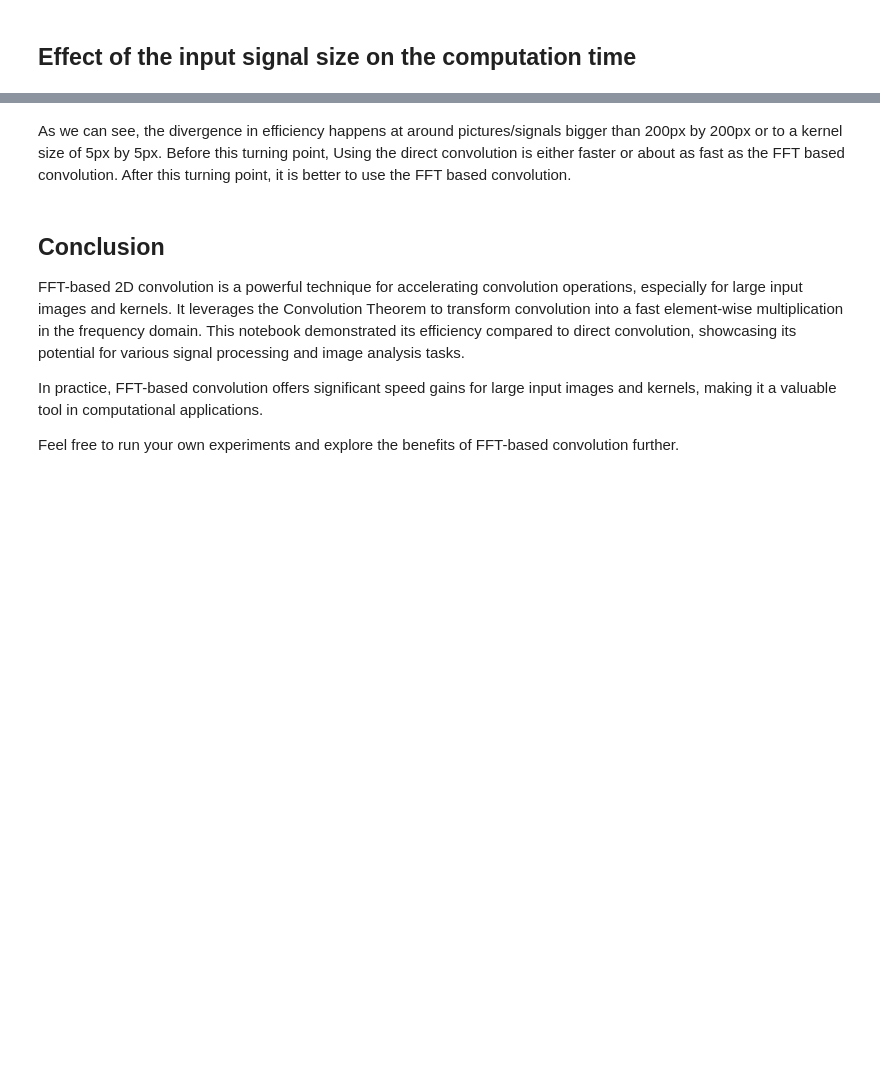
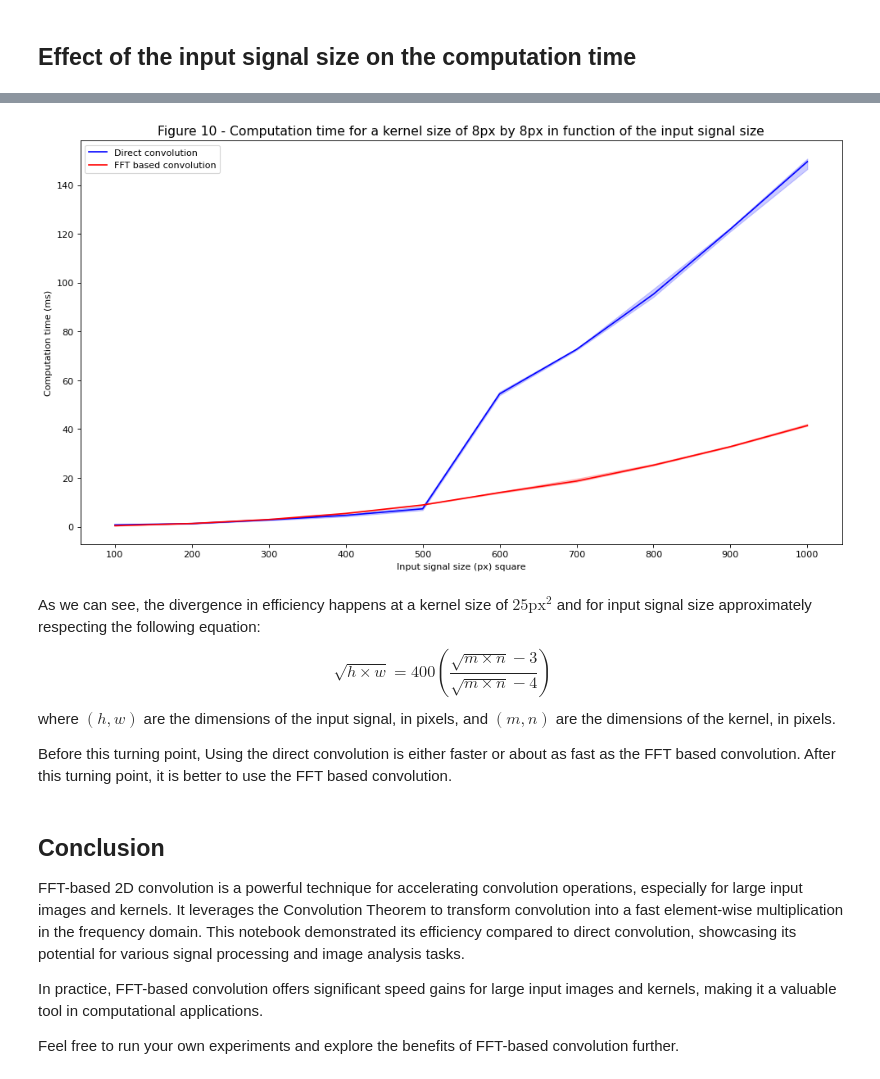
Before and after one commit to RECHE23/Accelerating-a-discrete-2d-convolution-using-FFT, a Jupyter notebook: Accelerating a discrete 2d convolution using FFT.ipynb, the cells around one changed output, grey strips where cells are left out. Cells and saved outputs as stored; diff of their text form; code cells hidden in the pictures; blank space fills up the shorter version.

```diff
--- a/Accelerating a discrete 2d convolution using FFT.ipynb
+++ b/Accelerating a discrete 2d convolution using FFT.ipynb
@@ -172,5 +172,15 @@ plot_computation_time_by_input_size(input_range, direct_2d_convolution, fft_base
+# %%
+kernel_dim = 8
+input_range = 100, 1000, 100 # (Min input size, Max input size, step)
+plot_computation_time_by_input_size(input_range, direct_2d_convolution, fft_based_2d_convolution, number=7, repeat=5, kernel_size=(kernel_dim, kernel_dim))
+# %% [output]
+[figure, added]
 # %% [markdown]
-As we can see, the divergence in efficiency happens at around pictures/signals bigger than 200px by 200px or to a kernel size of 5px by 5px. Before this turning point, Using the direct convolution is either faster or about as fast as the FFT based convolution. After this turning point, it is better to use the FFT based convolution.
+As we can see, the divergence in efficiency happens at a kernel size of $25\mathrm{px}^2$ and for input signal size approximately respecting the following equation:
+$$\sqrt{h \times w} = 400 \left(\frac{\sqrt{m \times n} - 3}{\sqrt{m \times n} - 4}\right)$$
+where $(h, w)$ are the dimensions of the input signal, in pixels, and $(m, n)$ are the dimensions of the kernel, in pixels.
+
+Before this turning point, Using the direct convolution is either faster or about as fast as the FFT based convolution. After this turning point, it is better to use the FFT based convolution.
 # %% [markdown]
 ## Conclusion
 FFT-based 2D convolution is a powerful technique for accelerating convolution operations, especially for large input images and kernels. It leverages the Convolution Theorem to transform convolution into a fast element-wise multiplication in the frequency domain. This notebook demonstrated its efficiency compared to direct convolution, showcasing its potential for various signal processing and image analysis tasks.
```
Also changed, not shown: parts of 9 cells of this notebook, 1 other file.
